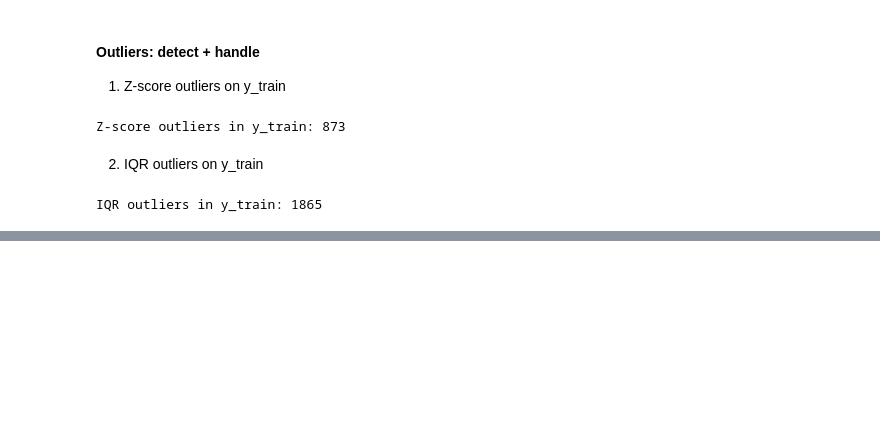
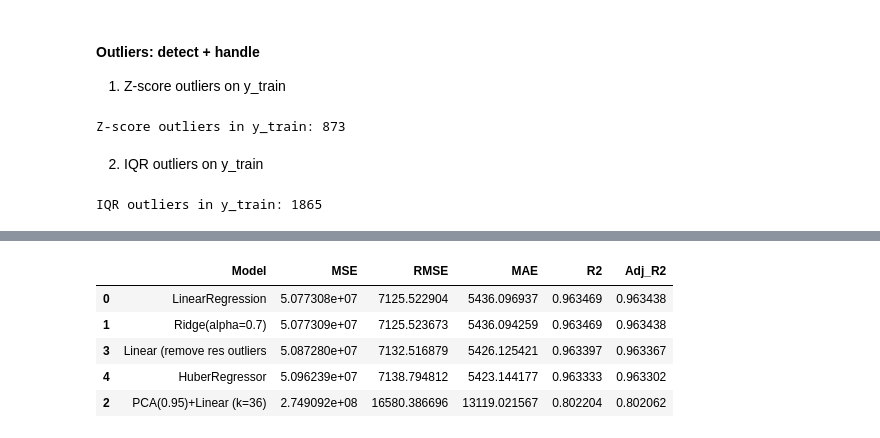
Before and after one commit to mdmohsin212/Kaggle-competitions, a Jupyter notebook: Employee Salary Prediction/model/Salary_prediction.ipynb, the cells around one changed output, grey strips where cells are left out. Saved outputs shown, nothing was run; the diff lists cells and outputs as text; code cells hidden in the pictures; blank space fills up the shorter version.

```diff
--- a/Employee Salary Prediction/model/Salary_prediction.ipynb
+++ b/Employee Salary Prediction/model/Salary_prediction.ipynb
@@ -312,0 +315,9 @@ IQR outliers in y_train: 1865
+# %%
+y_pred_train_lin = linear_pipeline.predict(x_train)
+
+res_train = y_train - y_pred_train_lin
+res_std = res_train.std()
+
+res_outliers = np.abs(res_train) > 3 * res_std
+
+print("Residual-based outliers in train:", int(res_outliers.sum()))
@@ -312,0 +326,15 @@ IQR outliers in y_train: 1865
+# %%
+x_train_clean = x_train.loc[~res_outliers].copy()
+y_train_clean = y_train.loc[~res_outliers].copy()
+
+linear_pipeline_clean = Pipeline(steps=[
+    ("imputer", SimpleImputer(strategy="median")),
+    ("scaler", StandardScaler()),
+    ("model", LinearRegression())
+])
+
+linear_pipeline_clean.fit(x_train_clean, y_train_clean)
+y_pred_clean = linear_pipeline_clean.predict(x_test)
+
+results.append(eval_regression(y_test, y_pred_clean, x_test.shape[1], "Linear (remove res outliers"))
+pd.DataFrame(results).sort_values("RMSE")
@@ -312,0 +347,19 @@ IQR outliers in y_train: 1865
+# %%
+huber_pipe = Pipeline(steps=[
+    ("imputer", SimpleImputer(strategy="median")),
+    ("scaler", StandardScaler()),
+    ("model", HuberRegressor(epsilon=1.30))
+])
+
+huber_pipe.fit(x_train, y_train)
+y_pred_huber = huber_pipe.predict(x_test)
+results.append(eval_regression(y_test, y_pred_huber, x_test.shape[1], "HuberRegressor"))
+
+pd.DataFrame(results).sort_values("RMSE")
+# %% [output]
+|  | Model | MSE | RMSE | MAE | R2 | Adj_R2 |
+| 0 | LinearRegression | 5.077308e+07 | 7125.522904 | 5436.096937 | 0.963469 | 0.963438 |
+| 1 | Ridge(alpha=0.7) | 5.077309e+07 | 7125.523673 | 5436.094259 | 0.963469 | 0.963438 |
+| 3 | Linear (remove res outliers | 5.087280e+07 | 7132.516879 | 5426.125421 | 0.963397 | 0.963367 |
+| 4 | HuberRegressor | 5.096239e+07 | 7138.794812 | 5423.144177 | 0.963333 | 0.963302 |
+| 2 | PCA(0.95)+Linear (k=36) | 2.749092e+08 | 16580.386696 | 13119.021567 | 0.802204 | 0.802062 |
```
Also changed, not shown: parts of 3 cells of this notebook.
